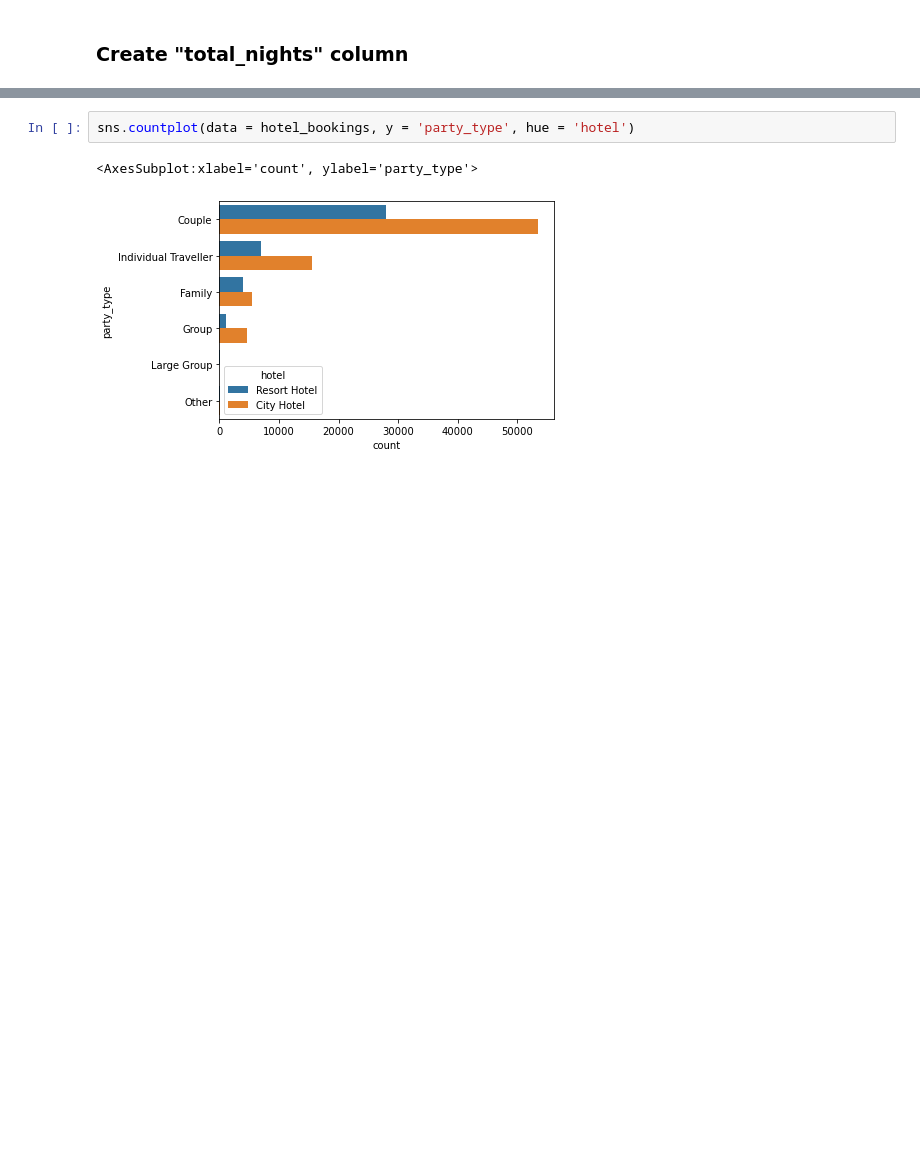
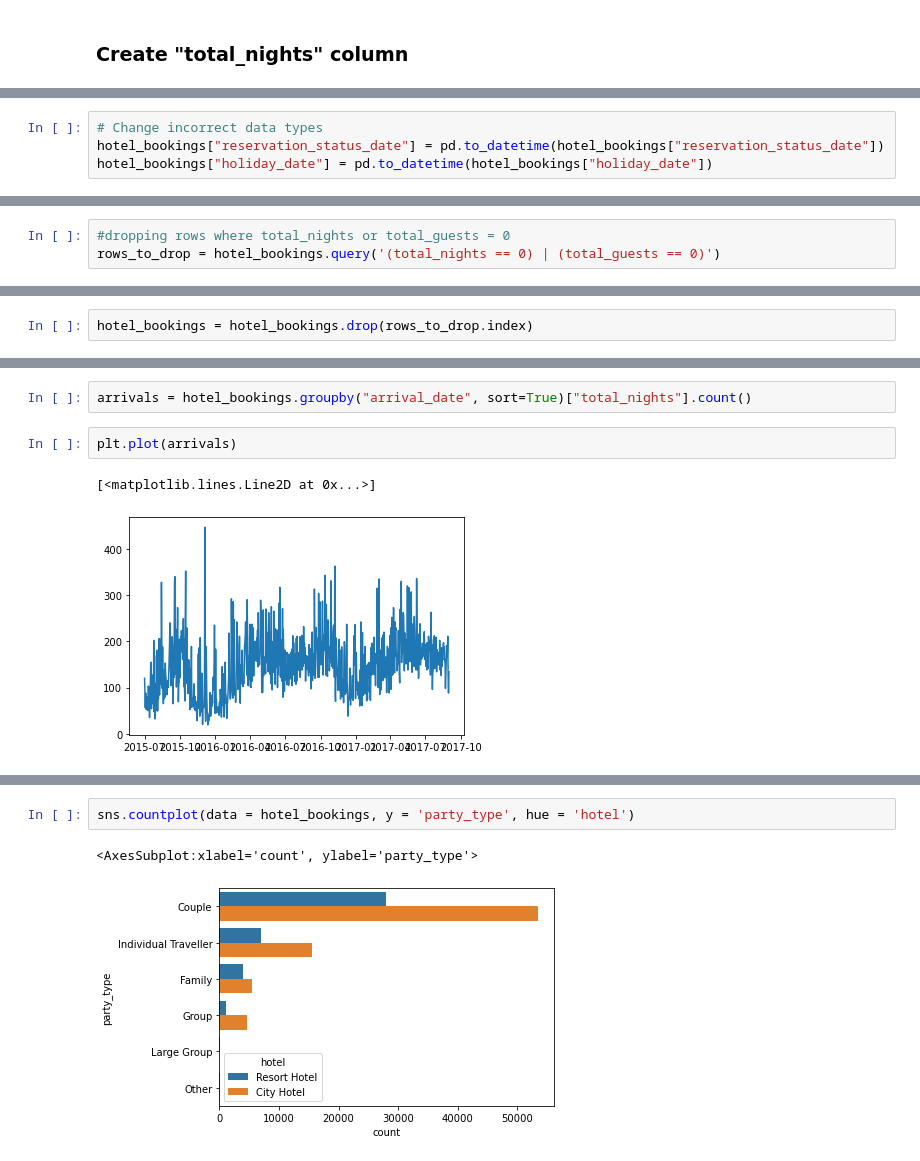
Before and after one commit to elainecorcoran1/UCDProject, a Jupyter notebook: hotel_bookings_notebook.ipynb, the cells around one changed output, grey strips where cells are left out. Saved outputs shown, nothing was run; the diff lists cells and outputs as text; blank space fills up the shorter version.

Commit message:
Changed merge and added new visualisations

```diff
--- a/hotel_bookings_notebook.ipynb
+++ b/hotel_bookings_notebook.ipynb
@@ -533,0 +379,4 @@ dtype: int64
+# %%
+# Change incorrect data types
+hotel_bookings["reservation_status_date"] = pd.to_datetime(hotel_bookings["reservation_status_date"])
+hotel_bookings["holiday_date"] = pd.to_datetime(hotel_bookings["holiday_date"])
@@ -533,0 +459,3 @@ dtype: int64
+# %%
+#dropping rows where total_nights or total_guests = 0
+rows_to_drop = hotel_bookings.query('(total_nights == 0) | (total_guests == 0)')
@@ -533,0 +466,2 @@ dtype: int64
+# %%
+hotel_bookings = hotel_bookings.drop(rows_to_drop.index)
@@ -533,0 +480,7 @@ dtype: int64
+# %%
+arrivals = hotel_bookings.groupby("arrival_date", sort=True)["total_nights"].count()
+# %%
+plt.plot(arrivals)
+# %% [output]
+[<matplotlib.lines.Line2D at 0x...>]
+[figure, added]
```
Also changed, not shown: parts of 123 cells of this notebook.
